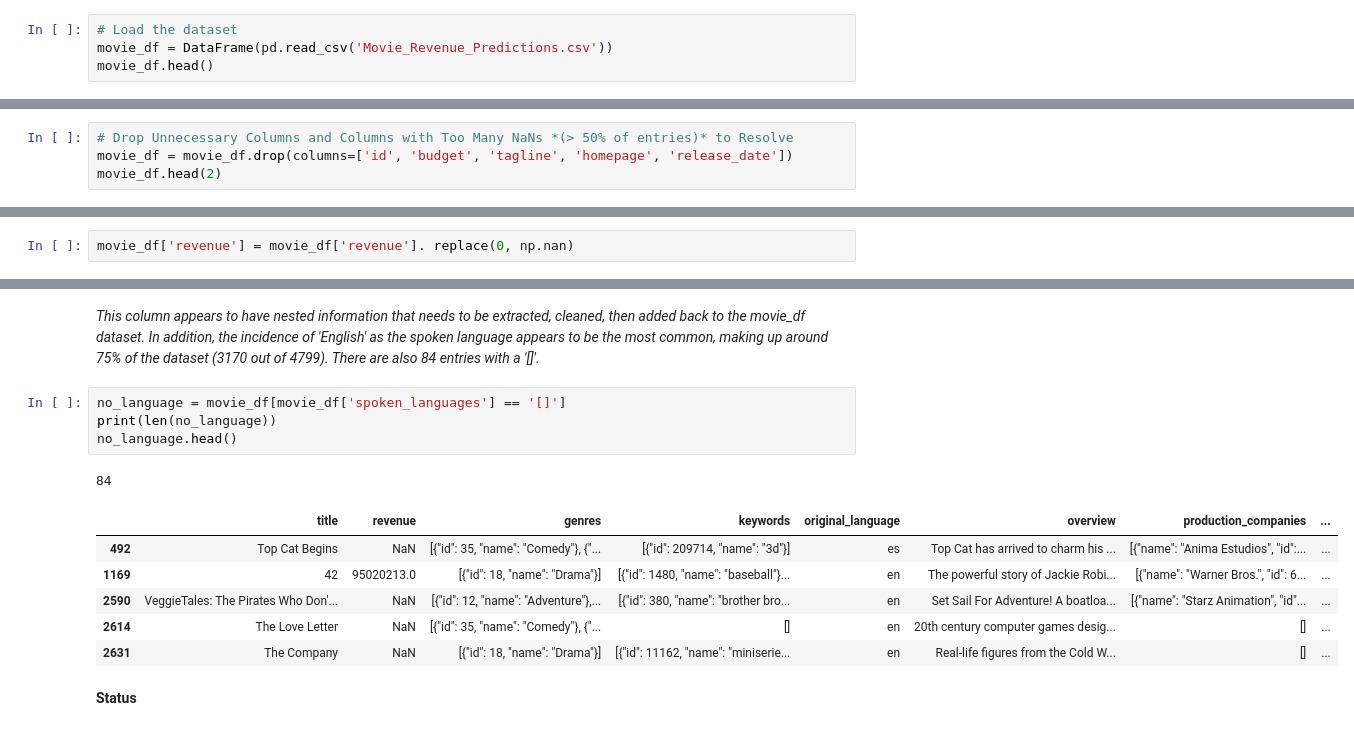
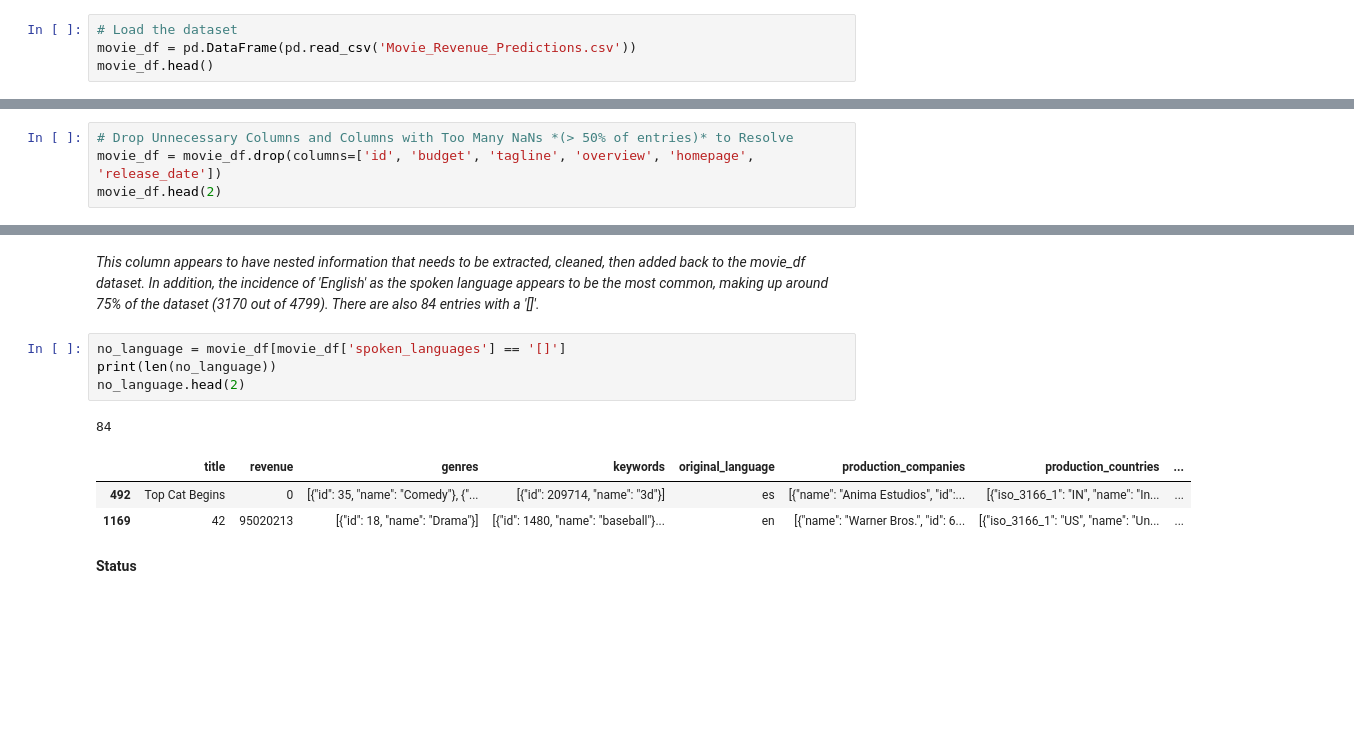
Before and after one commit to EmSchoof/MovieRevenuePrediction, a Jupyter notebook: 1_movie_data_wrangling.ipynb, the cells around one changed output, grey strips where cells are left out. Saved outputs shown, nothing was run; the diff lists cells and outputs as text; blank space fills up the shorter version.

Commit message:
Adjustments to Movie Revenue NaN refills and creation of more vizualization plots. Pipeline SVD in progress

```diff
--- a/1_movie_data_wrangling.ipynb
+++ b/1_movie_data_wrangling.ipynb
@@ -29,7 +28,7 @@ import matplotlib.pyplot as plt
 import datetime
 # %%
 # Load the dataset
-movie_df = DataFrame(pd.read_csv('Movie_Revenue_Predictions.csv'))
+movie_df = pd.DataFrame(pd.read_csv('Movie_Revenue_Predictions.csv'))
 movie_df.head()
 # %% [output]
 |  | title | tagline | revenue | budget | genres | homepage | id | keywords | original_language | overview | ... |
@@ -122,6 +121,6 @@ movie_df['release_date_dt'].head(2)
 Name: release_date_dt, dtype: datetime64[ns]
 # %%
 # Drop Unnecessary Columns and Columns with Too Many NaNs *(> 50% of entries)* to Resolve
-movie_df = movie_df.drop(columns=['id', 'budget', 'tagline', 'homepage', 'release_date'])
+movie_df = movie_df.drop(columns=['id', 'budget', 'tagline', 'overview', 'homepage', 'release_date'])
 movie_df.head(2)
 # %% [output]
@@ -197,5 +195,3 @@ Name: revenue, dtype: int64
-# %%
-movie_df['revenue'] = movie_df['revenue']. replace(0, np.nan)
 # %% [markdown]
 **Genres**
 # %%
@@ -385,15 +377,12 @@ Name: spoken_languages, dtype: int64
 # %%
 no_language = movie_df[movie_df['spoken_languages'] == '[]']
 print(len(no_language))
-no_language.head()
+no_language.head(2)
 # %% [output]
 84
-|  | title | revenue | genres | keywords | original_language | overview | production_companies | ... |
-| 492 | Top Cat Begins | NaN | [{"id": 35, "name": "Comedy"}, {"... | [{"id": 209714, "name": "3d"}] | es | Top Cat has arrived to charm his ... | [{"name": "Anima Estudios", "id":... | ... |
-| 1169 | 42 | 95020213.0 | [{"id": 18, "name": "Drama"}] | [{"id": 1480, "name": "baseball"}... | en | The powerful story of Jackie Robi... | [{"name": "Warner Bros.", "id": 6... | ... |
-| 2590 | VeggieTales: The Pirates Who Don'... | NaN | [{"id": 12, "name": "Adventure"},... | [{"id": 380, "name": "brother bro... | en | Set Sail For Adventure! A boatloa... | [{"name": "Starz Animation", "id"... | ... |
-| 2614 | The Love Letter | NaN | [{"id": 35, "name": "Comedy"}, {"... | [] | en | 20th century computer games desig... | [] | ... |
-| 2631 | The Company | NaN | [{"id": 18, "name": "Drama"}] | [{"id": 11162, "name": "miniserie... | en | Real-life figures from the Cold W... | [] | ... |
+|  | title | revenue | genres | keywords | original_language | production_companies | production_countries | ... |
+| 492 | Top Cat Begins | 0 | [{"id": 35, "name": "Comedy"}, {"... | [{"id": 209714, "name": "3d"}] | es | [{"name": "Anima Estudios", "id":... | [{"iso_3166_1": "IN", "name": "In... | ... |
+| 1169 | 42 | 95020213 | [{"id": 18, "name": "Drama"}] | [{"id": 1480, "name": "baseball"}... | en | [{"name": "Warner Bros.", "id": 6... | [{"iso_3166_1": "US", "name": "Un... | ... |
 # %% [markdown]
 **Status**
 # %%
```
Also changed, not shown: parts of 46 cells of this notebook, 2 other files.
